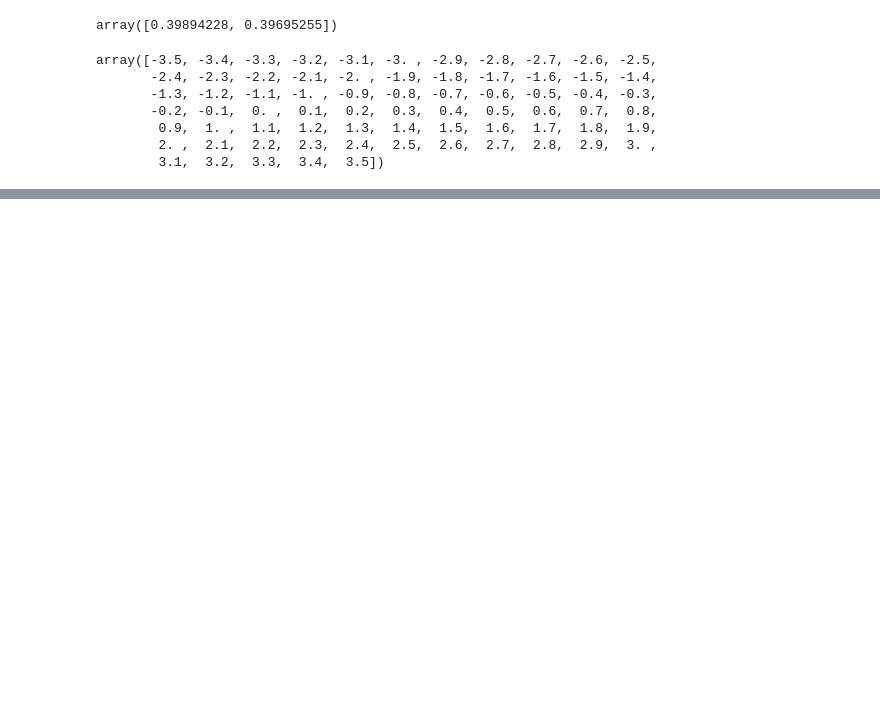
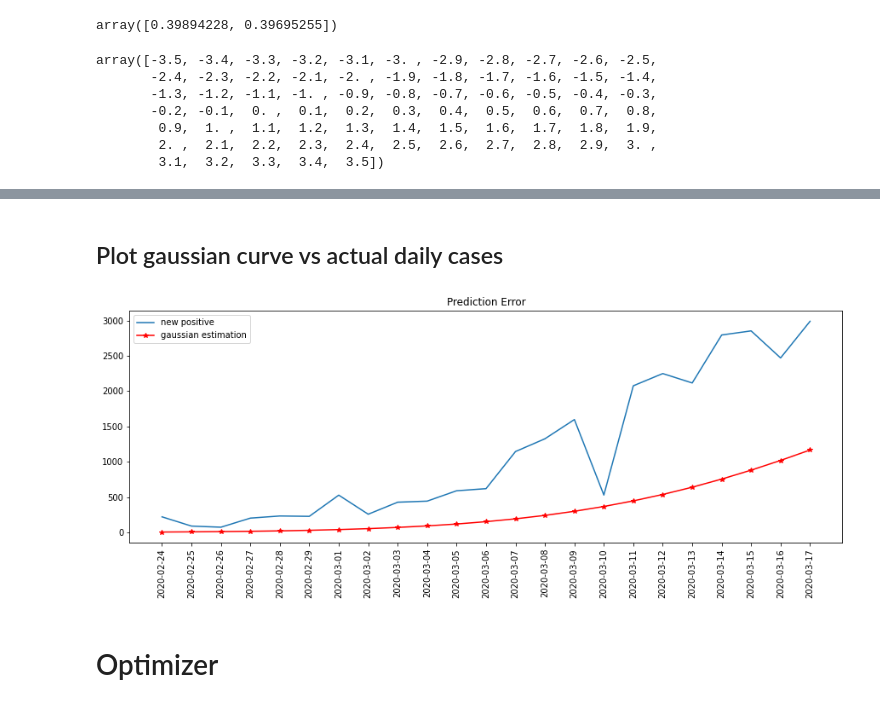
Before and after one commit to PietroDF/Covid_forecast, a Jupyter notebook: Covid_trend.ipynb, the cells around one changed output, grey strips where cells are left out. Drawn from its saved outputs; the diff is of its cells as text; code cells hidden in the pictures; blank space fills up the shorter version.

```diff
--- a/Covid_trend.ipynb
+++ b/Covid_trend.ipynb
@@ -102 +155,17 @@ from numpy import linalg as LA
+# %% [markdown]
+## Plot gaussian curve vs actual daily cases
+# %%
+plt.figure(figsize=(15,5))
+
+plt.xticks(rotation=90)
+plt.title('Prediction Error')
+plt.plot(day_month, new_pos, label="new positive")
+plt.plot(past_y*scale_factor,'-*r', label="gaussian estimation")
+
+plt.legend()
+plt.show()
+# %% [output]
+[figure, added]
+# %% [markdown]
+# Optimizer
 # %%
```
Also changed, not shown: parts of 61 cells of this notebook.
